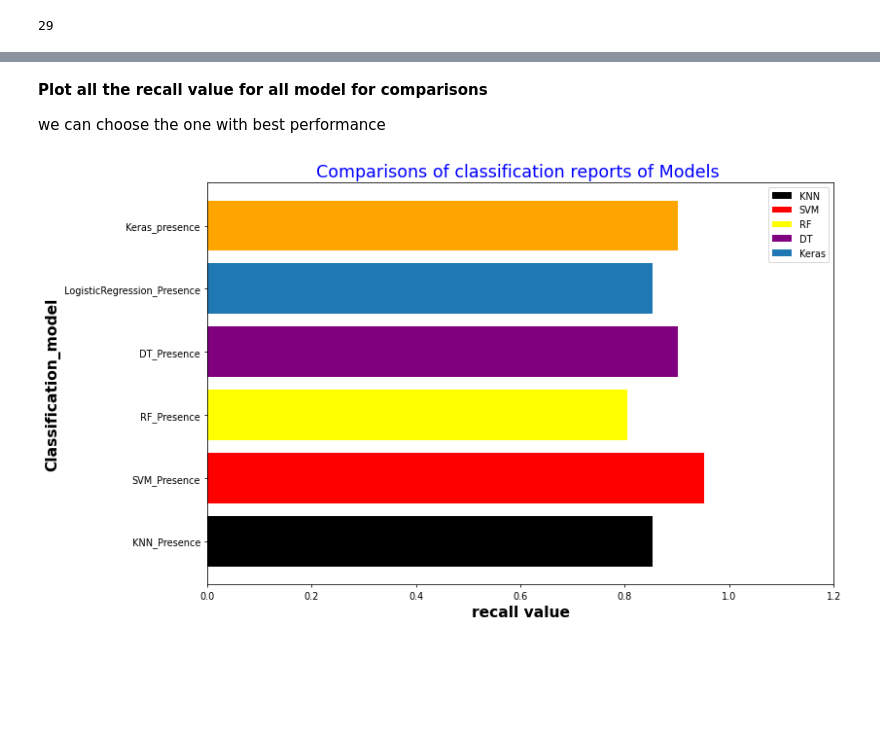
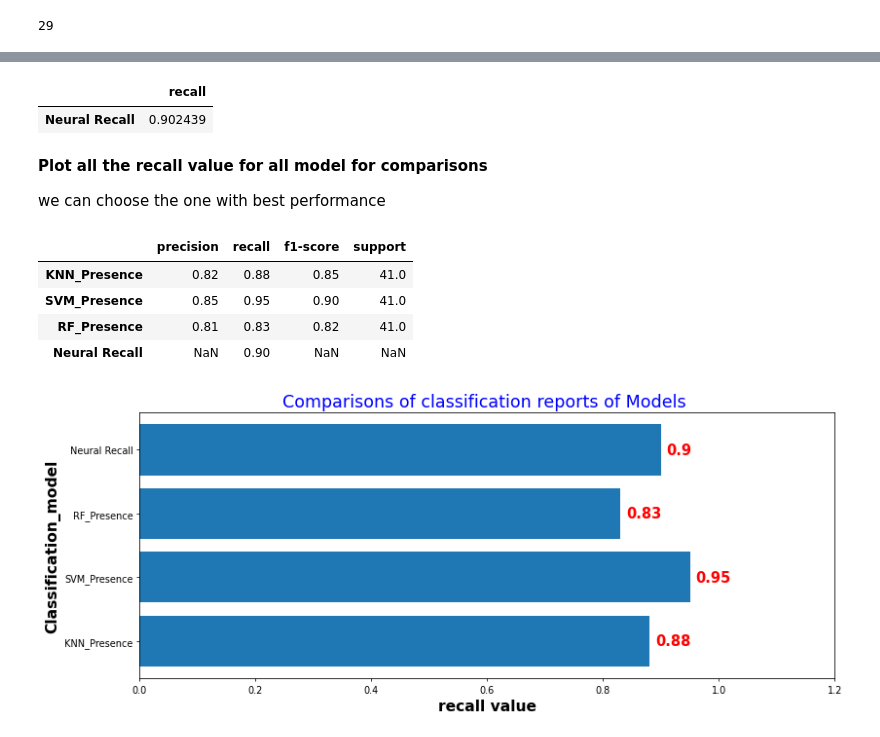
Before and after one commit to cwa312/Project4, a Jupyter notebook: heart_desease_pred.ipynb, the cells around one changed output, grey strips where cells are left out. Cells and saved outputs as stored; diff of their text form; code cells hidden in the pictures; blank space fills up the shorter version.

```diff
--- a/heart_desease_pred.ipynb
+++ b/heart_desease_pred.ipynb
@@ -586,7 +583,7 @@ plt.gca().spines[['top', 'right']].set_visible(False)
 # %%
 # filter out only the recal with positive value.
-positive_results_rf = rf_report_df.loc["1"]
+rf_recall = rf_report_df[rf_report_df.index=="RF_Presence"]
 
 # Display the recall value
-print(positive_results_rf)
+rf_recall
 # %% [output]
@@ -701,31 +695,45 @@ print(Model_recall)
 0.9024389982223511
+# %%
+keras_dict={ "Neural Recall":
+                {"recall":Model_recall }}
+# %%
+keras_recall=pd.DataFrame(keras_dict).transpose()
+keras_recall
+# %% [output]
+|  | recall |
+| Neural Recall | 0.902439 |
 # %% [markdown]
 **Plot all the recall value for all model for comparisons**
 
 we can choose the one with best performance
+# %%
+result_df=pd.concat([knn_recall,svm_recall,rf_recall,keras_recall]).round(2)
+result_df
+# %% [output]
+|  | precision | recall | f1-score | support |
+| KNN_Presence | 0.82 | 0.88 | 0.85 | 41.0 |
+| SVM_Presence | 0.85 | 0.95 | 0.90 | 41.0 |
+| RF_Presence | 0.81 | 0.83 | 0.82 | 41.0 |
+| Neural Recall | NaN | 0.90 | NaN | NaN |
 # %%
-# plot the horizontal bar chart
-fig,ax=plt.subplots(figsize=(12,7),dpi=70)
-# plot KNN
-ax.barh(knn_recal.index,knn_recal["recall"],color='black')
+fig,ax=plt.subplots(figsize=(12,5),dpi=70)
+ax.barh(result_df.index,result_df['recall'])
 
-#plot SVM recall value
-ax.barh(svm_recall.index,svm_recall["recall"],color='red')
+for i, result in result_df.iterrows():
 
-# plot Rf recall value
-ax.barh(rf_recall.index,rf_recall["recall"],color="yellow")
-ax.barh(dt_recall.index,dt_recall['recall'],color ='purple')
-ax.barh(lr_recall.index,lr_recall['recall'])
-ax.barh("Keras_presence",Model_recall,color="orange")
-# add legend
-ax.legend({"KNN":knn_recal["recall"],"SVM":svm_recall["recall"],"RF":rf_recall["recall"],"DT":dt_recall['recall'],"Keras":Model_recall})
+
+  ax.text(result['recall'] + 0.01, i,
+          result['recall'],
+            ha='left', va='center',
+            fontweight='bold', color='red', fontsize=15)
+
 
 plt.title("Comparisons of classification reports of Models ",color='blue',size = 18)
 plt.xlim(0,1.20)
 plt.xlabel("recall value",fontweight='bold',size=16)
 plt.ylabel("Classification_model",fontweight='bold',size=16)
 plt.tight_layout()
 
 plt.show()
 # %% [output]
-[figure, old version]
+[figure, new version]
```
Also changed, not shown: parts of 34 cells of this notebook.
